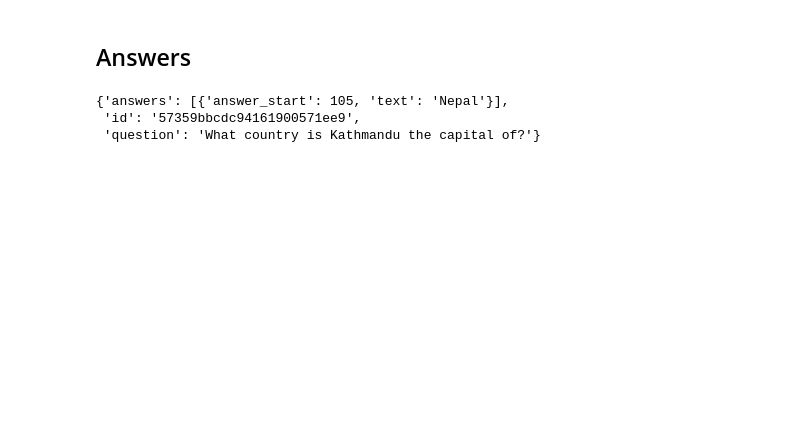
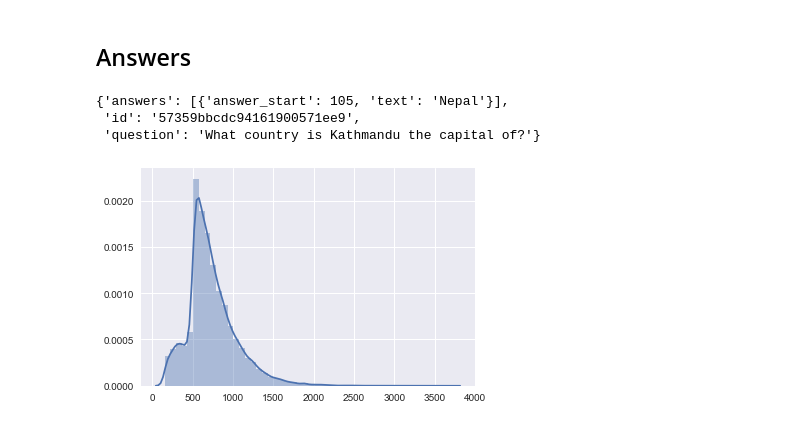
Before and after one commit to vitaliyradchenko/master_question_answering, a Jupyter notebook: notebooks/squad_data_exploration.ipynb, the cells around one changed output. Saved outputs shown, nothing was run; the diff lists cells and outputs as text; code cells hidden in the pictures; blank space fills up the shorter version.

```diff
--- a/notebooks/squad_data_exploration.ipynb
+++ b/notebooks/squad_data_exploration.ipynb
@@ -76,3 +124,7 @@ article['paragraphs'][0]['qas'][0]
 {'answers': [{'answer_start': 105, 'text': 'Nepal'}],
  'id': '57359bbcdc94161900571ee9',
  'question': 'What country is Kathmandu the capital of?'}
+# %%
+sns.distplot(context_length);
+# %% [output]
+[figure, added]
```
Also changed, not shown: parts of 6 cells of this notebook.
